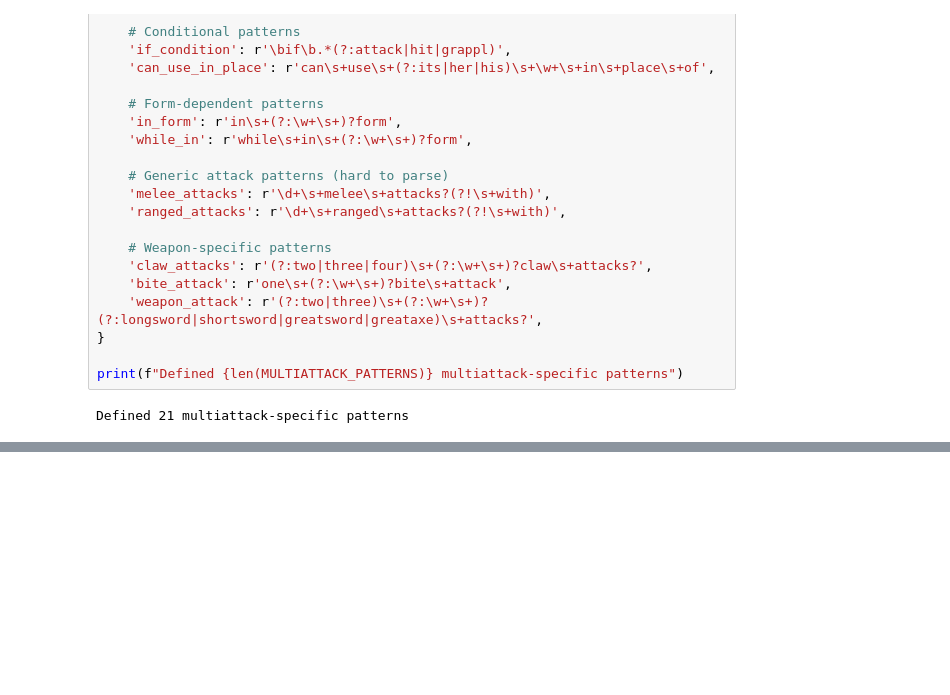
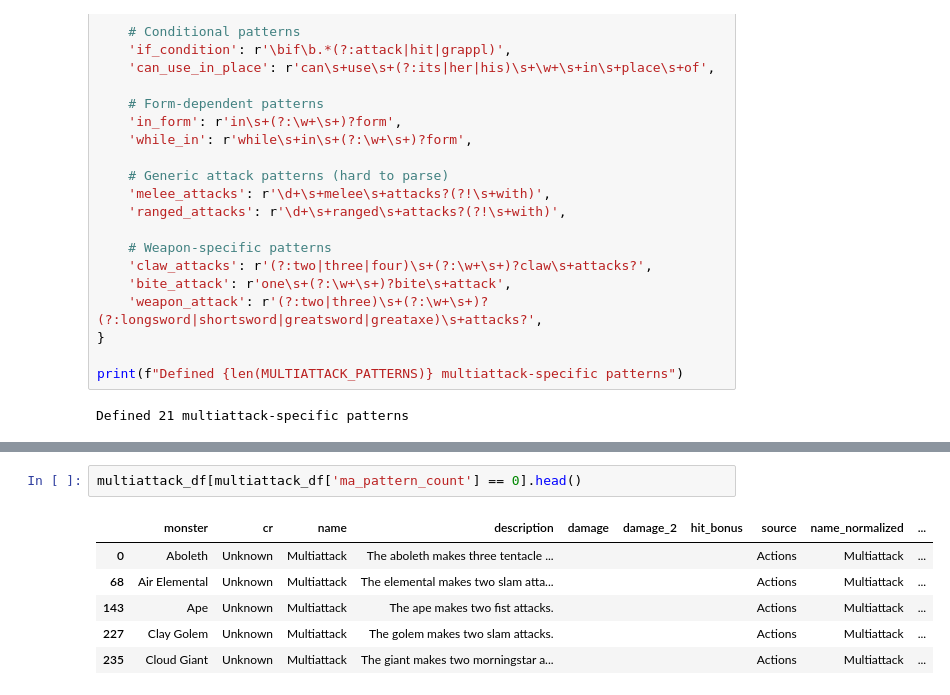
Before and after one commit to conorbarryhoke/matrix_v0, a Jupyter notebook: notebooks/exploration/feature_classification/notebooks/1_pattern_extraction.ipynb, the cells around one changed output, grey strips where cells are left out. Drawn from its saved outputs; the diff is of its cells as text; blank space fills up the shorter version.

```diff
--- a/notebooks/exploration/feature_classification/notebooks/1_pattern_extraction.ipynb
+++ b/notebooks/exploration/feature_classification/notebooks/1_pattern_extraction.ipynb
@@ -1107,3 +1152,12 @@ Multiattacks with no detected patterns: 29
+# %%
+multiattack_df[multiattack_df['ma_pattern_count'] == 0].head()
+# %% [output]
+|  | monster | cr | name | description | damage | damage_2 | hit_bonus | source | name_normalized | ... |
+| 0 | Aboleth | Unknown | Multiattack | The aboleth makes three tentacle ... |  |  |  | Actions | Multiattack | ... |
+| 68 | Air Elemental | Unknown | Multiattack | The elemental makes two slam atta... |  |  |  | Actions | Multiattack | ... |
+| 143 | Ape | Unknown | Multiattack | The ape makes two fist attacks. |  |  |  | Actions | Multiattack | ... |
+| 227 | Clay Golem | Unknown | Multiattack | The golem makes two slam attacks. |  |  |  | Actions | Multiattack | ... |
+| 235 | Cloud Giant | Unknown | Multiattack | The giant makes two morningstar a... |  |  |  | Actions | Multiattack | ... |
 # %%
 # Count multiattack pattern frequencies
 ma_patterns_list = []
```
Also changed, not shown: parts of 35 cells of this notebook, 7 other files.
